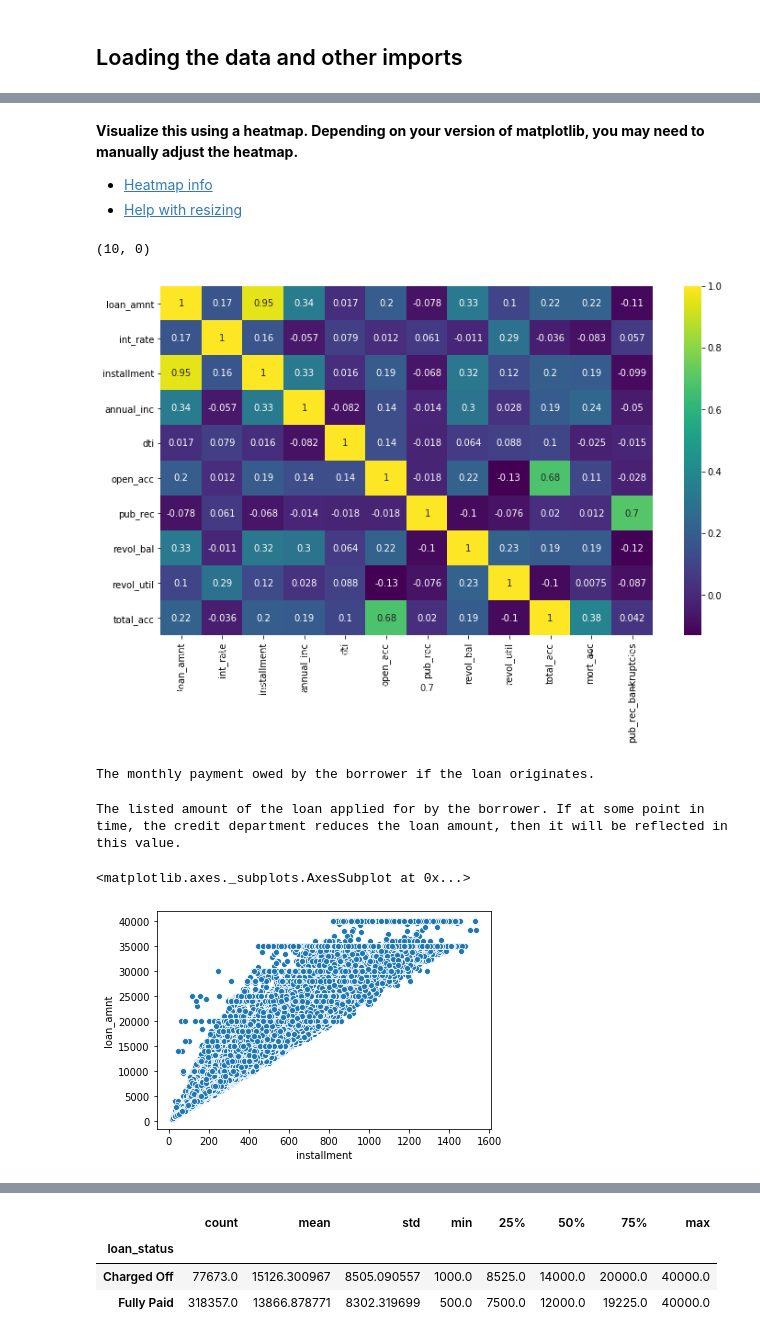
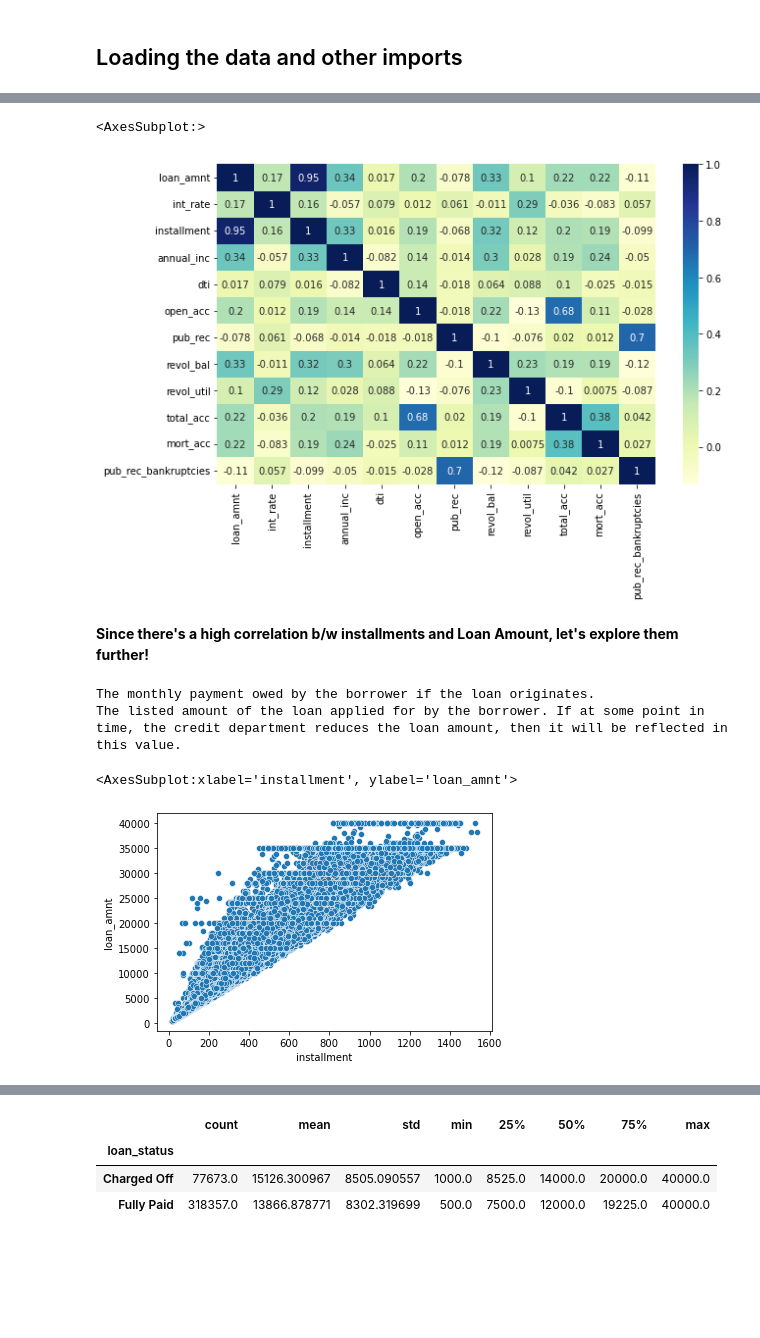
Before and after one commit to aman7488/loan_eligibility_prediction, a Jupyter notebook: Loan Eligibility Prediction.ipynb, the cells around one changed output, grey strips where cells are left out. Cells and saved outputs as stored; diff of their text form; code cells hidden in the pictures; blank space fills up the shorter version.

```diff
--- a/Loan Eligibility Prediction.ipynb
+++ b/Loan Eligibility Prediction.ipynb
@@ -196,6 +194,6 @@ import seaborn as sns
 %matplotlib inline
 # %%
-df = pd.read_csv('../DATA/lending_club_loan_two.csv')
+df = pd.read_csv('./Data/lending_club_loan_two.csv')
 # %%
 df.info()
 # %% [output]
@@ -259,8 +249,3 @@ df.corr()
 | total_acc | 0.223886 | -0.036404 | 0.202430 | 0.193023 | 0.102128 | 0.680728 | 0.019723 | 0.191616 | -0.104273 | ... |
 | mort_acc | 0.222315 | -0.082583 | 0.193694 | 0.236320 | -0.025439 | 0.109205 | 0.011552 | 0.194925 | 0.007514 | ... |
 | pub_rec_bankruptcies | -0.106539 | 0.057450 | -0.098628 | -0.050162 | -0.014558 | -0.027732 | 0.699408 | -0.124532 | -0.086751 | ... |
-# %% [markdown]
-**Visualize this using a heatmap. Depending on your version of matplotlib, you may need to manually adjust the heatmap.**
-
-* [Heatmap info](https://seaborn.pydata.org/generated/seaborn.heatmap.html#seaborn.heatmap)
-* [Help with resizing](https://stackoverflow.com/questions/56942670/matplotlib-seaborn-first-and-last-row-cut-in-half-of-heatmap-plot)
@@ -269,7 +252,6 @@ df.corr()
 # %%
-plt.figure(figsize=(12,7))
-sns.heatmap(df.corr(),annot=True,cmap='viridis')
-plt.ylim(10, 0)
+plt.figure(figsize=(10,6))
+sns.heatmap(df.corr(), annot=True, cmap='YlGnBu')
 # %% [output]
-(10, 0)
+<AxesSubplot:>
-[figure, old version]
+[figure, new version]
@@ -278,13 +258,13 @@ plt.ylim(10, 0)
+# %% [markdown]
+**Since there's a high correlation b/w installments and Loan Amount, let's explore them further!**
 # %%
 feat_info('installment')
+feat_info('loan_amnt')
 # %% [output]
 The monthly payment owed by the borrower if the loan originates.
+The listed amount of the loan applied for by the borrower. If at some point in time, the credit department reduces the loan amount, then it will be reflected in this value.
-# %%
-feat_info('loan_amnt')
-# %% [output]
-The listed amount of the loan applied for by the borrower. If at some point in time, the credit department reduces the loan amount, then it will be reflected in this value.
 # %%
-sns.scatterplot(x='installment',y='loan_amnt',data=df,)
+sns.scatterplot(x='installment', y='loan_amnt', data=df)
 # %% [output]
-<matplotlib.axes._subplots.AxesSubplot at 0x...>
+<AxesSubplot:xlabel='installment', ylabel='loan_amnt'>
-[figure, old version]
+[figure, new version]
```
Also changed, not shown: parts of 185 cells of this notebook, 3 other files.
